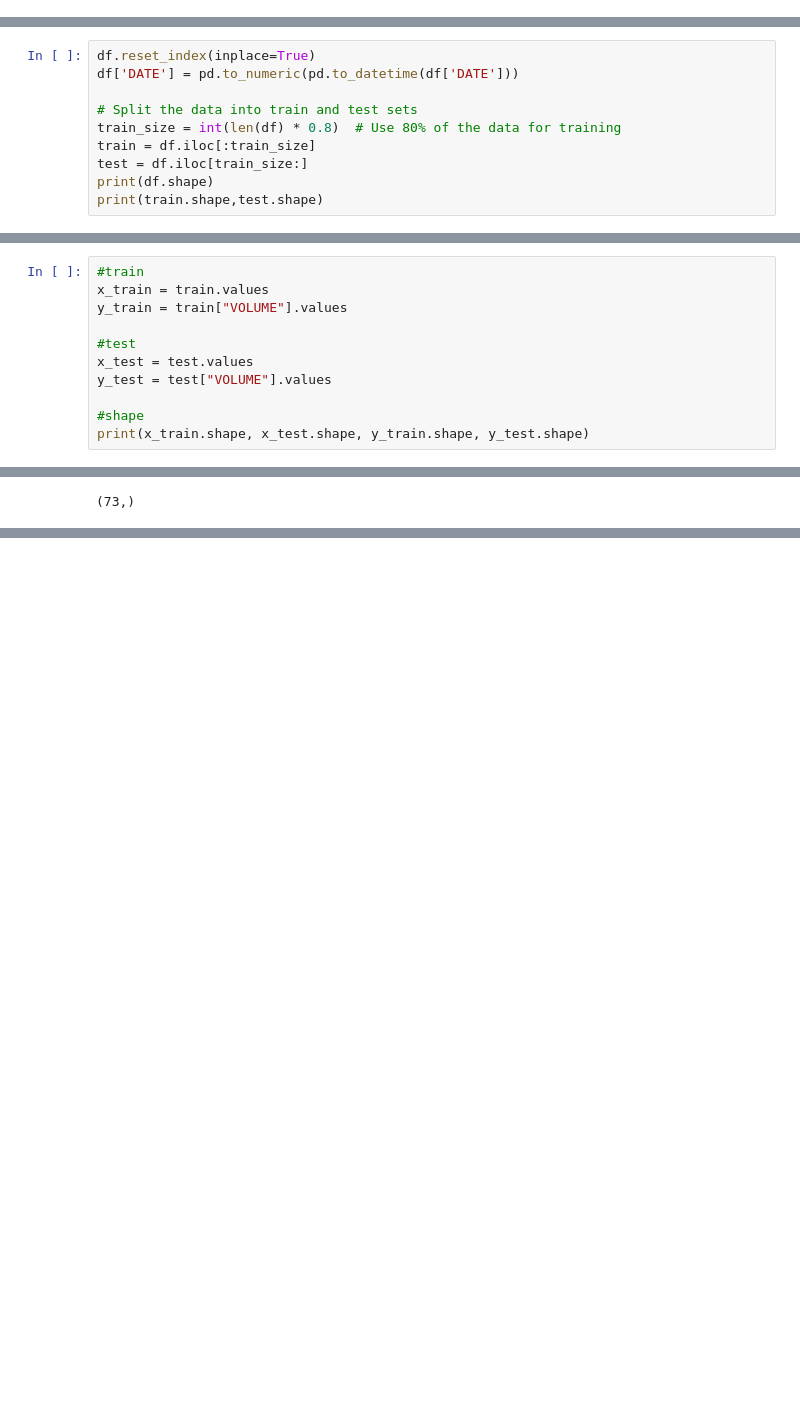
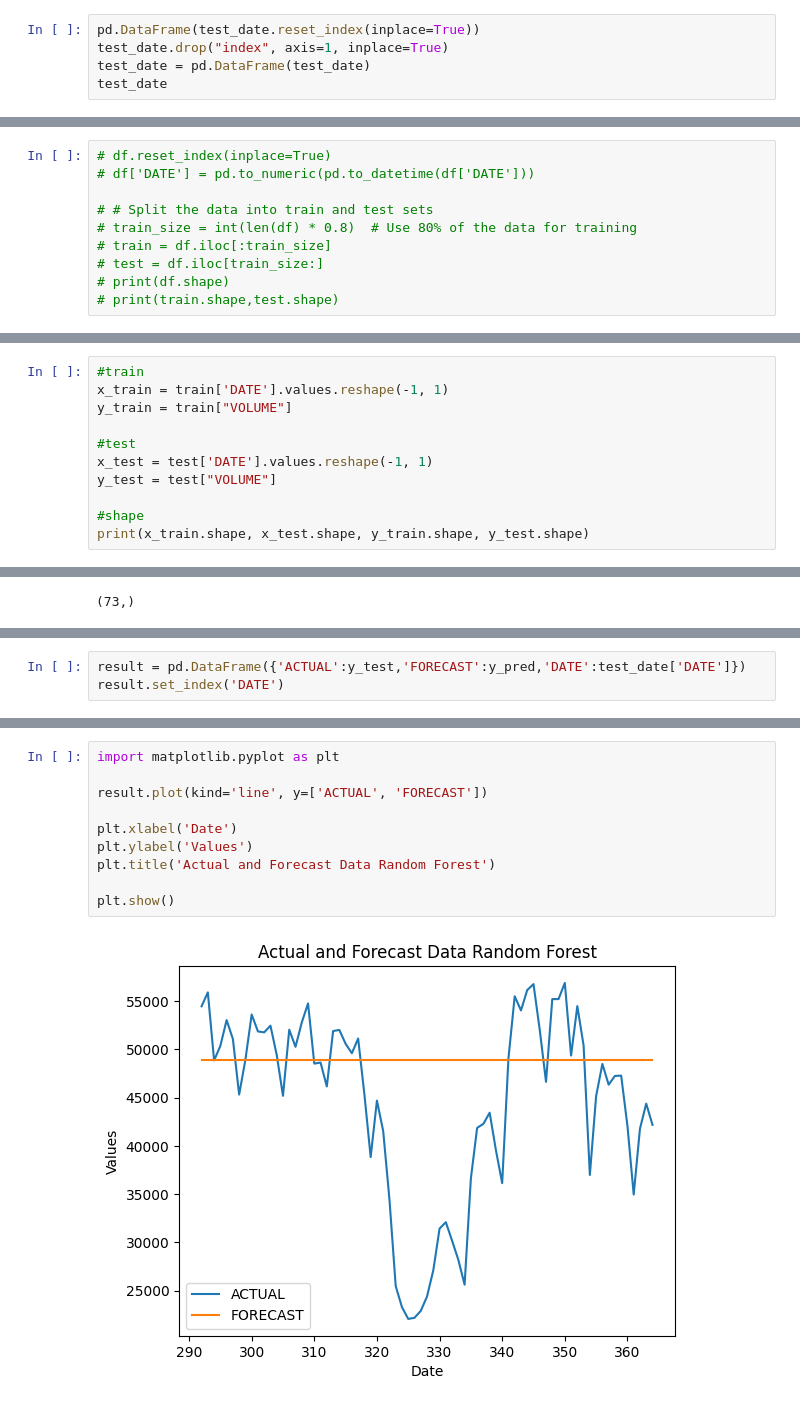
Before and after one commit to RizkiRiyadi/ForecastGasDemandKarawang, a Jupyter notebook: RandomForest.ipynb, the cells around one changed output, grey strips where cells are left out. Saved outputs shown, nothing was run; the diff lists cells and outputs as text; blank space fills up the shorter version.

```diff
--- a/RandomForest.ipynb
+++ b/RandomForest.ipynb
@@ -57,0 +61,5 @@ df_date
+# %%
+pd.DataFrame(test_date.reset_index(inplace=True))
+test_date.drop("index", axis=1, inplace=True)
+test_date = pd.DataFrame(test_date)
+test_date
@@ -58,13 +84,13 @@ df_date
 # %%
-df.reset_index(inplace=True)
-df['DATE'] = pd.to_numeric(pd.to_datetime(df['DATE']))
+# df.reset_index(inplace=True)
+# df['DATE'] = pd.to_numeric(pd.to_datetime(df['DATE']))
 
-# Split the data into train and test sets
-train_size = int(len(df) * 0.8)  # Use 80% of the data for training
-train = df.iloc[:train_size]
-test = df.iloc[train_size:]
-print(df.shape)
-print(train.shape,test.shape)
+# # Split the data into train and test sets
+# train_size = int(len(df) * 0.8)  # Use 80% of the data for training
+# train = df.iloc[:train_size]
+# test = df.iloc[train_size:]
+# print(df.shape)
+# print(train.shape,test.shape)
 # %% [output]
 (365, 2)
 (292, 2) (73, 2)
@@ -76,11 +112,11 @@ None
 # %%
 #train
-x_train = train.values
-y_train = train["VOLUME"].values
+x_train = train['DATE'].values.reshape(-1, 1)
+y_train = train["VOLUME"]
 
 #test
-x_test = test.values
-y_test = test["VOLUME"].values
+x_test = test['DATE'].values.reshape(-1, 1)
+y_test = test["VOLUME"]
 
 #shape
 print(x_train.shape, x_test.shape, y_train.shape, y_test.shape)
@@ -145,0 +193,3 @@ AttributeError: 'numpy.ndarray' object has no attribute 'rename'
+# %%
+result = pd.DataFrame({'ACTUAL':y_test,'FORECAST':y_pred,'DATE':test_date['DATE']})
+result.set_index('DATE')
@@ -145,0 +211,12 @@ AttributeError: 'numpy.ndarray' object has no attribute 'rename'
+# %%
+import matplotlib.pyplot as plt
+
+result.plot(kind='line', y=['ACTUAL', 'FORECAST'])
+
+plt.xlabel('Date')
+plt.ylabel('Values')
+plt.title('Actual and Forecast Data Random Forest')
+
+plt.show()
+# %% [output]
+[figure, added]
```
Also changed, not shown: parts of 29 cells of this notebook, 3 other files.
